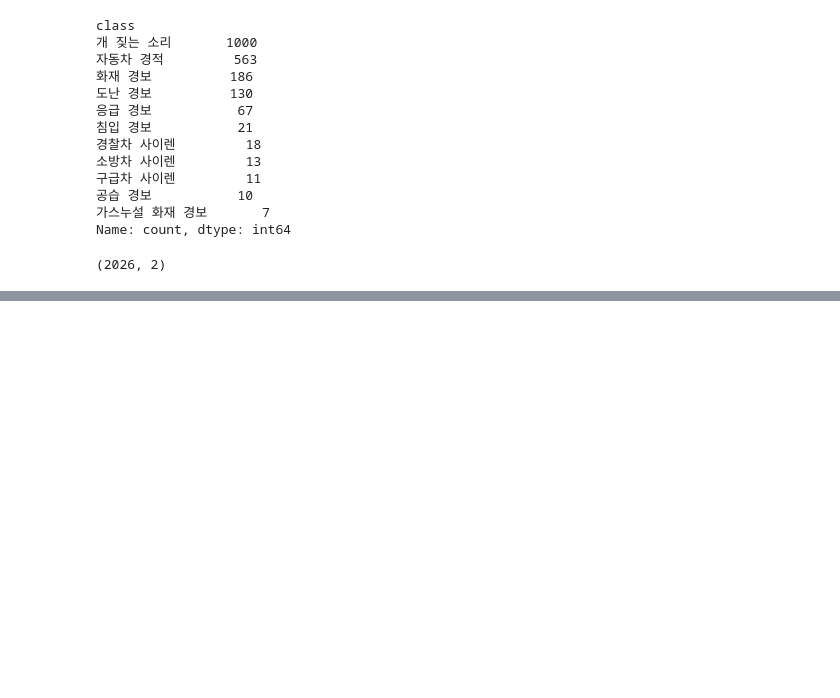
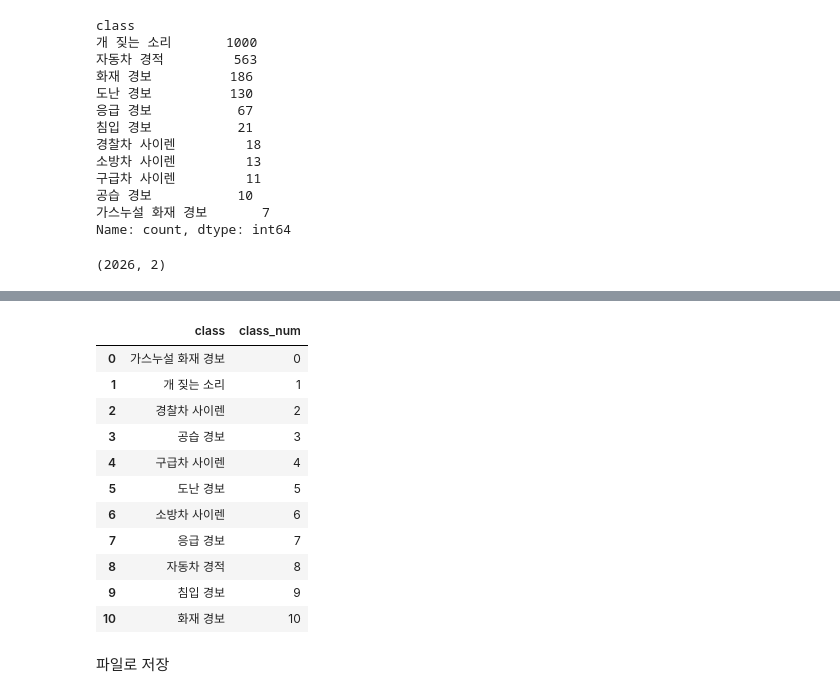
Before and after one commit to dkssudgb/audio_classification, a Jupyter notebook: build_dataset.ipynb, the cells around one changed output, grey strips where cells are left out. Saved outputs shown, nothing was run; the diff lists cells and outputs as text; code cells hidden in the pictures; blank space fills up the shorter version.

Commit message:
Add files
Label Encoding

```diff
--- a/build_dataset.ipynb
+++ b/build_dataset.ipynb
@@ -313,0 +324,7 @@ file_names.shape
+# %%
+from sklearn.preprocessing import LabelEncoder
+
+encoder = LabelEncoder()
+
+file_names['class_num'] = encoder.fit_transform(file_names['class'])
+file_names.head()
@@ -313,0 +338,18 @@ file_names.shape
+# %%
+classes = file_names[['class', 'class_num']].sort_values('class_num').drop_duplicates(ignore_index=True)
+classes
+# %% [output]
+|  | class | class_num |
+| 0 | 가스누설 화재 경보 | 0 |
+| 1 | 개 짖는 소리 | 1 |
+| 2 | 경찰차 사이렌 | 2 |
+| 3 | 공습 경보 | 3 |
+| 4 | 구급차 사이렌 | 4 |
+| 5 | 도난 경보 | 5 |
+| 6 | 소방차 사이렌 | 6 |
+| 7 | 응급 경보 | 7 |
+| 8 | 자동차 경적 | 8 |
+| 9 | 침입 경보 | 9 |
+| 10 | 화재 경보 | 10 |
+# %% [markdown]
+파일로 저장
```
Also changed, not shown: parts of 6 cells of this notebook, 2 other files.
